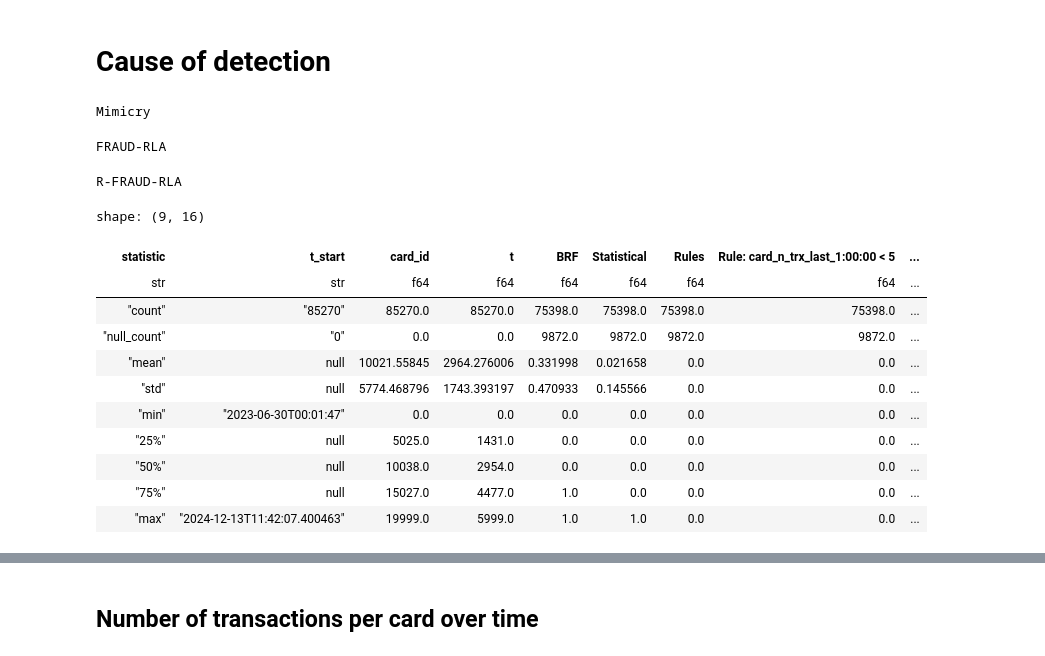
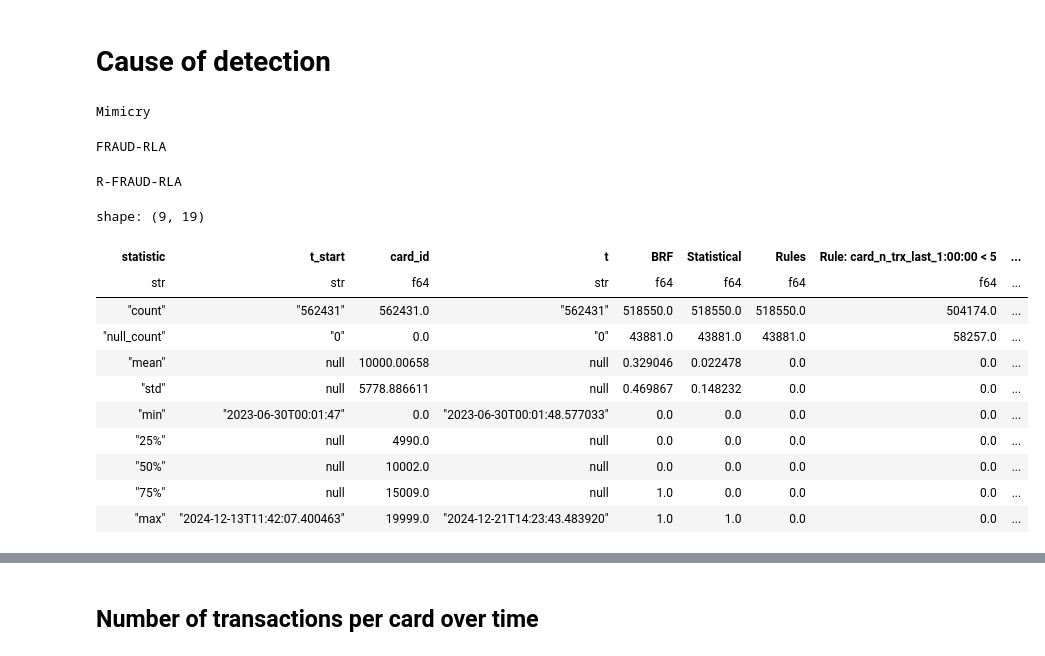
Before and after one commit to FaramirHurin/RL_Attack_September24, a Jupyter notebook: src/agents-comparison.ipynb, the cells around one changed output, grey strips where cells are left out. Cells and saved outputs as stored; diff of their text form; code cells hidden in the pictures.

```diff
--- a/src/agents-comparison.ipynb
+++ b/src/agents-comparison.ipynb
@@ -58,9 +13,9 @@ if anomaly:
     }
 else:
     logdirs = {
-        "Mimicry": "logs/no-anomaly/no-anomaly/vae/2025-09-19T16-41-07.764246",
-        "FRAUD-RLA": "logs/no-anomaly/no-anomaly/ppo/2025-09-19T11-40-32.971413",
-        "R-FRAUD-RLA": "logs/no-anomaly/no-anomaly/rppo/2025-09-19T14-08-14.120200"
+        "Mimicry": "../logs/no-anomaly/vae/2025-09-19T16-41-07.764246",
+        "FRAUD-RLA": "../logs/no-anomaly/ppo/2025-09-19T11-40-32.971413",
+        "R-FRAUD-RLA": "../logs/no-anomaly/rppo/2025-09-19T14-08-14.120200"
     }
 
 
@@ -125,13 +78,6 @@ import pandas as pd
 import matplotlib.pyplot as plt
 import seaborn as sns
 
-# Dictionary to store results
-results = {
-    "Label": [],
-    "Episodes": [],
-    "Mean": [],
-    # "Variance": []
-}
 
 # Long-form storage for boxplots
 all_values = {
@@ -146,13 +92,6 @@ for label, logdir in logdirs.items():
     for episodes in [1000, 2000, 4000, 6000]:
         cumulated_amounts = [sum(run.amount_over_time[:episodes]) for run in exp.runs.values()]
         mean = np.mean(cumulated_amounts)
-        #cumulated = np.sum(amounts[:, :episodes], axis=1)
-        #mean = int(np.mean(cumulated))
-
-        # Store summary stats
-        results["Label"].append(label)
-        results["Mean"].append(mean)
-
         # Store all values for plotting
         all_values["Label"].extend([label] * len(cumulated_amounts))
         all_values["Episodes"].extend([episodes] * len(cumulated_amounts))
@@ -161,8 +100,6 @@ for label, logdir in logdirs.items():
 # Convert to DataFrames
 #results_df = pd.DataFrame(results)
 all_values_df = pd.DataFrame(all_values)
-
-# print(results_df)
 
 # --- Plot boxplots ---
 plt.figure(figsize=(10, 6))
@@ -190,31 +127,40 @@ plt.show()
 # %%
 from plots import Experiment
 import polars as pl
 from tqdm import tqdm
 
+blocked_by = ["BRF", "Statistical", "Rules", "Anomaly", "expired"]
 rows = []
 for label, logdir in logdirs.items():
     print(label)
     exp = Experiment.load(logdir)
-    for run in tqdm(list(exp.runs.values())[:5]):
+    for run in tqdm(list(exp.runs.values())):
         for i, episode in enumerate(run.load_episodes()):
-            rows.append(episode.metrics | {"t": i, "label": label})
-
+            metrics = episode.metrics | {"step": i, "label": label}
+            if "expired" not in metrics:
+                metrics["expired"] = False
+            if "insufficient_funds" in metrics:
+                for reason in blocked_by:
+                    if reason not in metrics:
+                        metrics[reason] = 0
+            else:
+                metrics["insufficient_funds"] = 0
+            rows.append(metrics)
 df = pl.DataFrame(rows)
 df.describe()
 # %% [output]
 Mimicry
 FRAUD-RLA
 R-FRAUD-RLA
-shape: (9, 16)
+shape: (9, 19)
 | statistic | t_start | card_id | t | BRF | Statistical | Rules | Rule: card_n_trx_last_1:00:00 < 5 | ... |
-| str | str | f64 | f64 | f64 | f64 | f64 | f64 | ... |
-| "count" | "85270" | 85270.0 | 85270.0 | 75398.0 | 75398.0 | 75398.0 | 75398.0 | ... |
-| "null_count" | "0" | 0.0 | 0.0 | 9872.0 | 9872.0 | 9872.0 | 9872.0 | ... |
-| "mean" | null | 10021.55845 | 2964.276006 | 0.331998 | 0.021658 | 0.0 | 0.0 | ... |
-| "std" | null | 5774.468796 | 1743.393197 | 0.470933 | 0.145566 | 0.0 | 0.0 | ... |
-| "min" | "2023-06-30T00:01:47" | 0.0 | 0.0 | 0.0 | 0.0 | 0.0 | 0.0 | ... |
-| "25%" | null | 5025.0 | 1431.0 | 0.0 | 0.0 | 0.0 | 0.0 | ... |
-| "50%" | null | 10038.0 | 2954.0 | 0.0 | 0.0 | 0.0 | 0.0 | ... |
-| "75%" | null | 15027.0 | 4477.0 | 1.0 | 0.0 | 0.0 | 0.0 | ... |
-| "max" | "2024-12-13T11:42:07.400463" | 19999.0 | 5999.0 | 1.0 | 1.0 | 0.0 | 0.0 | ... |
+| str | str | f64 | str | f64 | f64 | f64 | f64 | ... |
+| "count" | "562431" | 562431.0 | "562431" | 518550.0 | 518550.0 | 518550.0 | 504174.0 | ... |
+| "null_count" | "0" | 0.0 | "0" | 43881.0 | 43881.0 | 43881.0 | 58257.0 | ... |
+| "mean" | null | 10000.00658 | null | 0.329046 | 0.022478 | 0.0 | 0.0 | ... |
+| "std" | null | 5778.886611 | null | 0.469867 | 0.148232 | 0.0 | 0.0 | ... |
+| "min" | "2023-06-30T00:01:47" | 0.0 | "2023-06-30T00:01:48.577033" | 0.0 | 0.0 | 0.0 | 0.0 | ... |
+| "25%" | null | 4990.0 | null | 0.0 | 0.0 | 0.0 | 0.0 | ... |
+| "50%" | null | 10002.0 | null | 0.0 | 0.0 | 0.0 | 0.0 | ... |
+| "75%" | null | 15009.0 | null | 1.0 | 0.0 | 0.0 | 0.0 | ... |
+| "max" | "2024-12-13T11:42:07.400463" | 19999.0 | "2024-12-21T14:23:43.483920" | 1.0 | 1.0 | 0.0 | 0.0 | ... |
```
Also changed, not shown: parts of 18 cells of this notebook, 17 other files.
